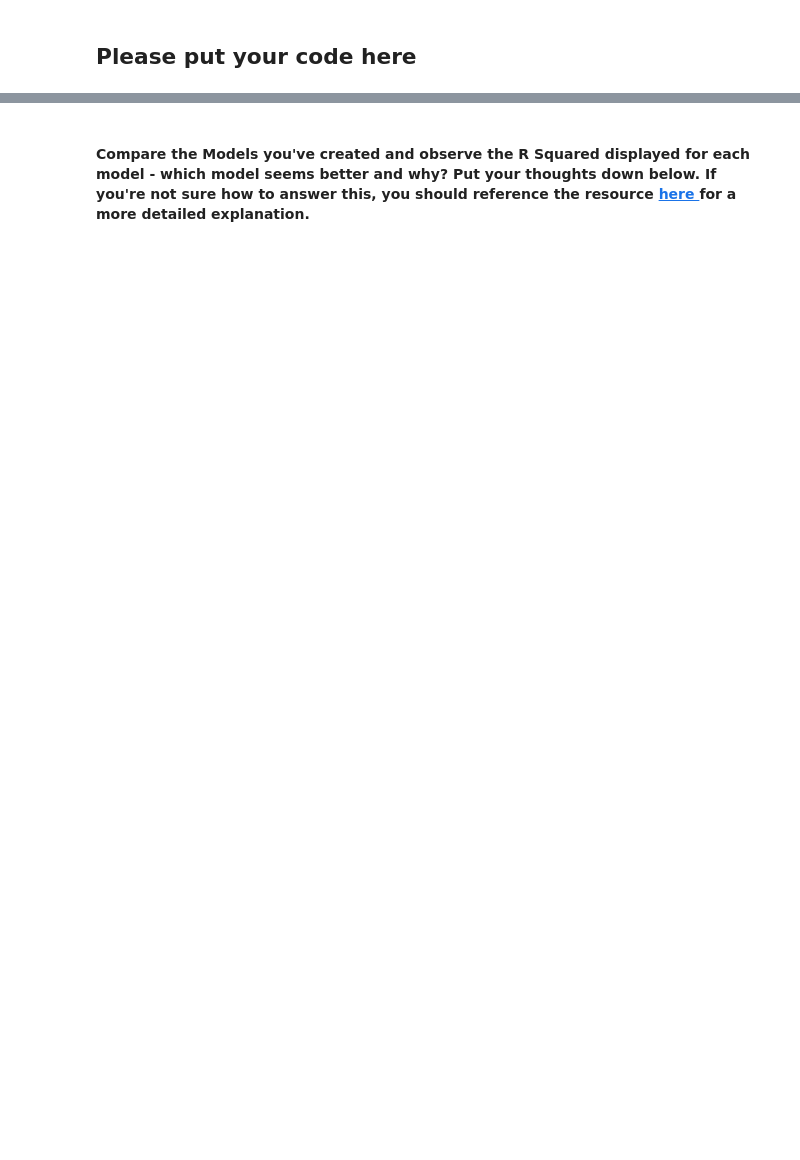
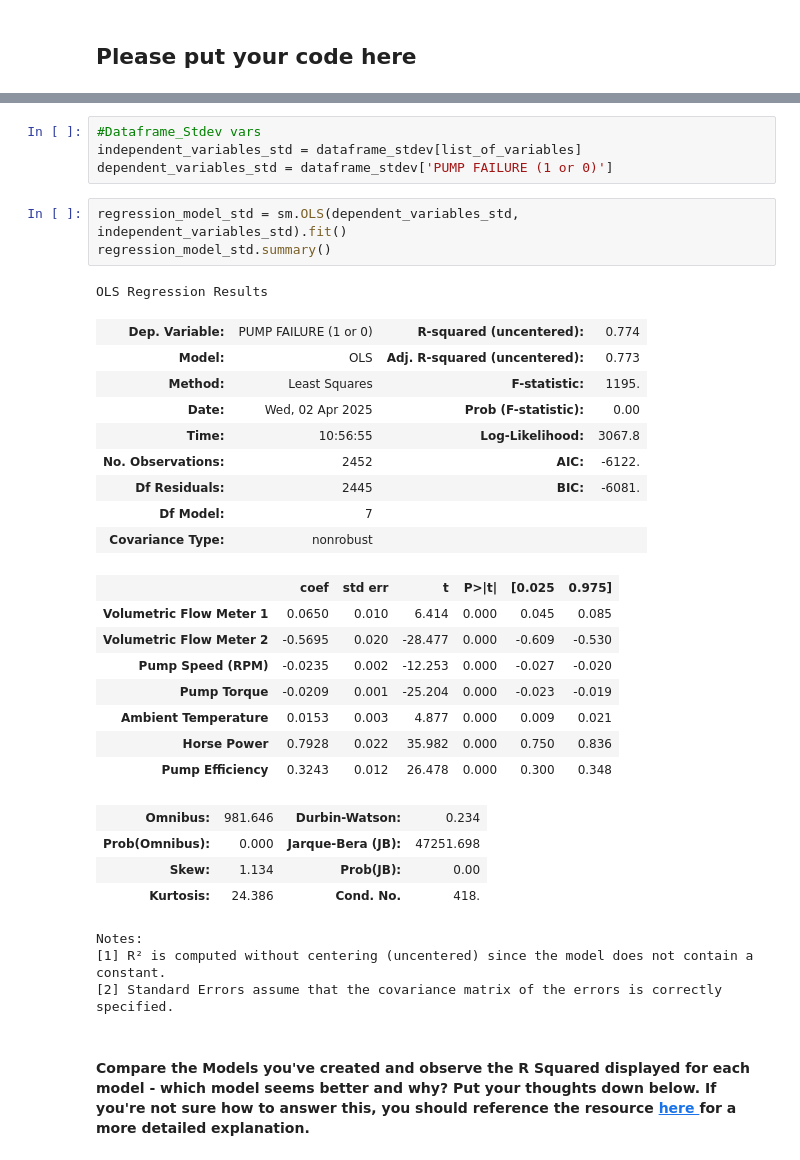
Before and after one commit to mapsg91/mg_southern_water, a Jupyter notebook: Southern_MG_Water_Corp_OLS_Case_Study.ipynb, the cells around one changed output, grey strips where cells are left out. Cells and saved outputs as stored; diff of their text form; blank space fills up the shorter version.

```diff
--- a/Southern_MG_Water_Corp_OLS_Case_Study.ipynb
+++ b/Southern_MG_Water_Corp_OLS_Case_Study.ipynb
@@ -765,2 +801,35 @@ You will repeat the same steps as you have done in i) only you will be changing
+# %%
+#Dataframe_Stdev vars
+independent_variables_std = dataframe_stdev[list_of_variables]
+dependent_variables_std = dataframe_stdev['PUMP FAILURE (1 or 0)']
+# %%
+regression_model_std = sm.OLS(dependent_variables_std, independent_variables_std).fit()
+regression_model_std.summary()
+# %% [output]
+OLS Regression Results
+| Dep. Variable: | PUMP FAILURE (1 or 0) | R-squared (uncentered): | 0.774 |
+| Model: | OLS | Adj. R-squared (uncentered): | 0.773 |
+| Method: | Least Squares | F-statistic: | 1195. |
+| Date: | Wed, 02 Apr 2025 | Prob (F-statistic): | 0.00 |
+| Time: | 10:56:55 | Log-Likelihood: | 3067.8 |
+| No. Observations: | 2452 | AIC: | -6122. |
+| Df Residuals: | 2445 | BIC: | -6081. |
+| Df Model: | 7 |  |  |
+| Covariance Type: | nonrobust |  |  |
+|  | coef | std err | t | P>|t| | [0.025 | 0.975] |
+| Volumetric Flow Meter 1 | 0.0650 | 0.010 | 6.414 | 0.000 | 0.045 | 0.085 |
+| Volumetric Flow Meter 2 | -0.5695 | 0.020 | -28.477 | 0.000 | -0.609 | -0.530 |
+| Pump Speed (RPM) | -0.0235 | 0.002 | -12.253 | 0.000 | -0.027 | -0.020 |
+| Pump Torque | -0.0209 | 0.001 | -25.204 | 0.000 | -0.023 | -0.019 |
+| Ambient Temperature | 0.0153 | 0.003 | 4.877 | 0.000 | 0.009 | 0.021 |
+| Horse Power | 0.7928 | 0.022 | 35.982 | 0.000 | 0.750 | 0.836 |
+| Pump Efficiency | 0.3243 | 0.012 | 26.478 | 0.000 | 0.300 | 0.348 |
+| Omnibus: | 981.646 | Durbin-Watson: | 0.234 |
+| Prob(Omnibus): | 0.000 | Jarque-Bera (JB): | 47251.698 |
+| Skew: | 1.134 | Prob(JB): | 0.00 |
+| Kurtosis: | 24.386 | Cond. No. | 418. |
+Notes:
+[1] R² is computed without centering (uncentered) since the model does not contain a constant.
+[2] Standard Errors assume that the covariance matrix of the errors is correctly specified.
 # %% [markdown]
 <h4> <b> Compare the Models you've created and observe the R Squared displayed for each model - which model seems better and why? Put your thoughts down below.  </b> If you're not sure how to answer this, you should reference the resource <a href = https://blog.minitab.com/en/adventures-in-statistics-2/regression-analysis-how-do-i-interpret-r-squared-and-assess-the-goodness-of-fit> here </a> for a more detailed explanation.
```
Also changed, not shown: parts of 9 cells of this notebook.
